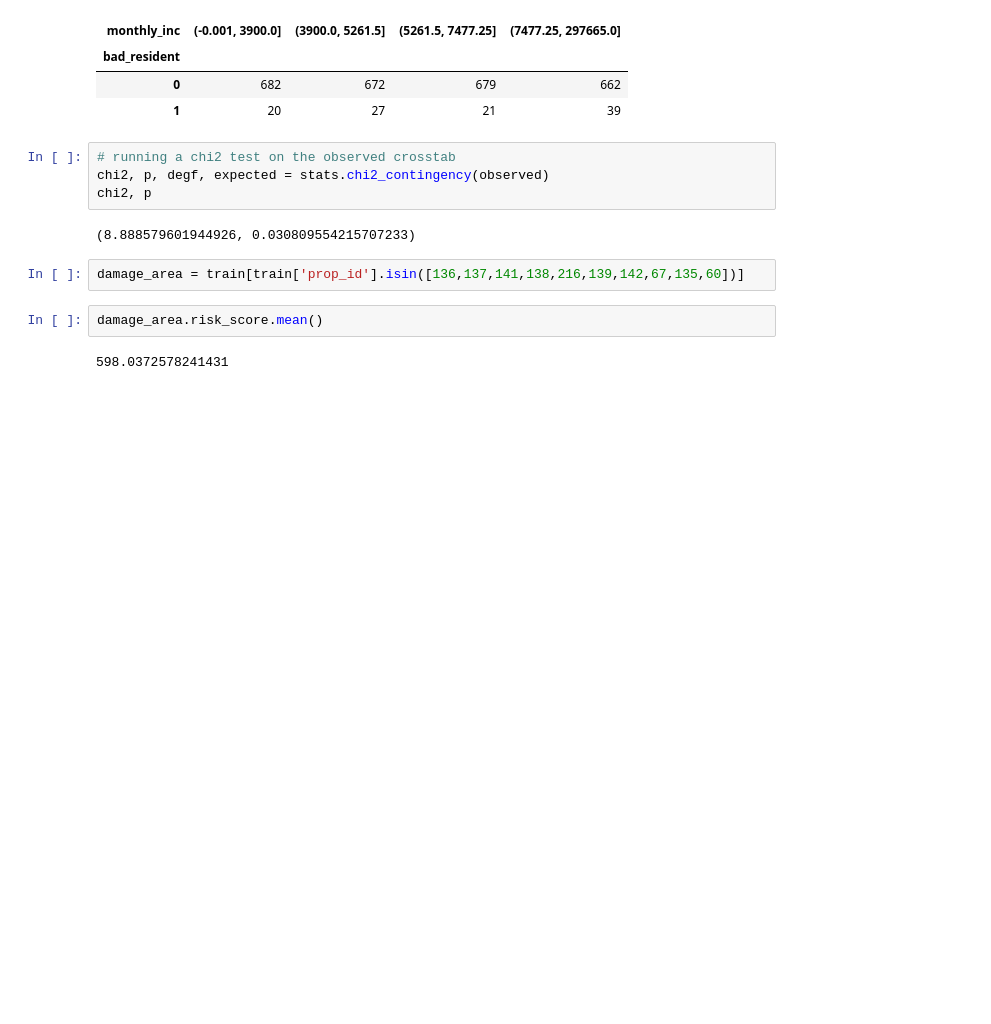
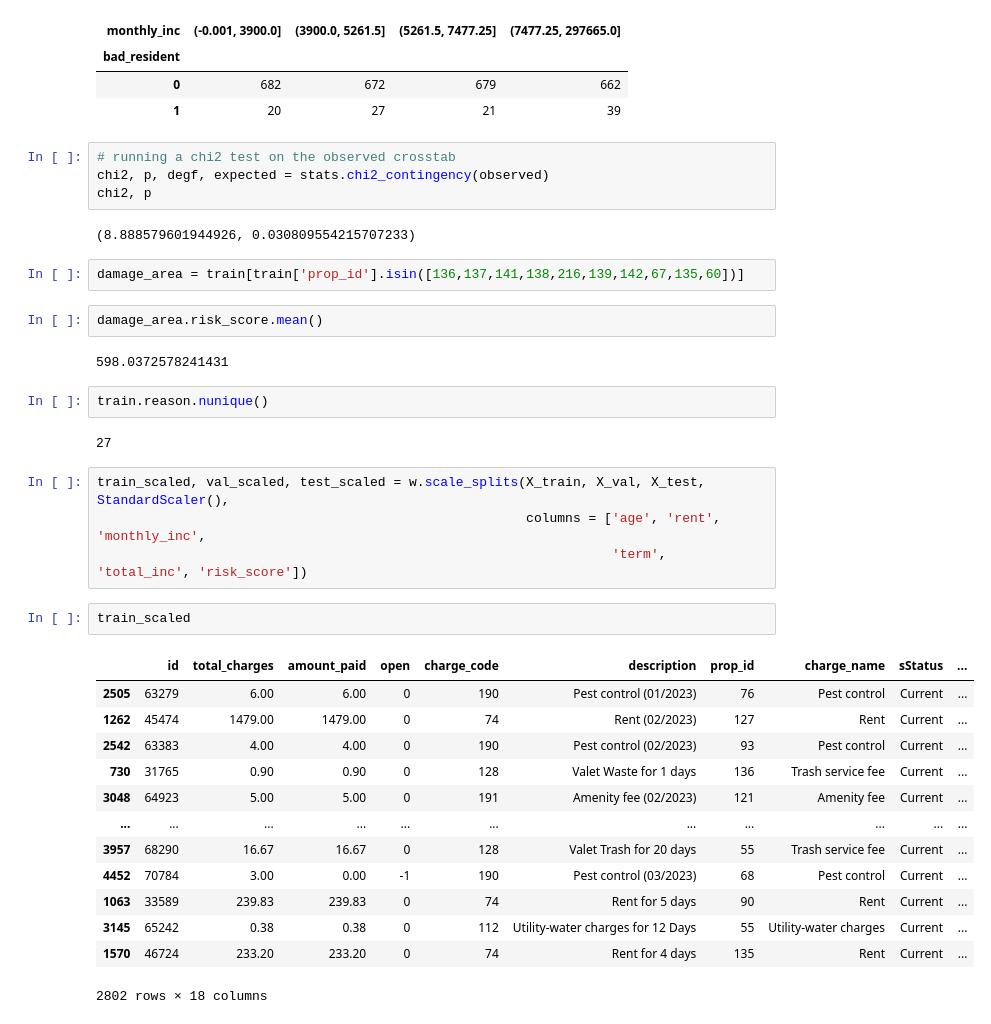
Before and after one commit to Project-DANE/DANE, a Jupyter notebook: andrew_explore.ipynb, the cells around one changed output. Cells and saved outputs as stored; diff of their text form; blank space fills up the shorter version.

```diff
--- a/andrew_explore.ipynb
+++ b/andrew_explore.ipynb
@@ -238,3 +238,27 @@ damage_area = train[train['prop_id'].isin([136,137,141,138,216,139,142,67,135,60
 damage_area.risk_score.mean()
 # %% [output]
 598.0372578241431
+# %%
+train.reason.nunique()
+# %% [output]
+27
+# %%
+train_scaled, val_scaled, test_scaled = w.scale_splits(X_train, X_val, X_test, StandardScaler(),
+                                                       columns = ['age', 'rent', 'monthly_inc',
+                                                                  'term', 'total_inc', 'risk_score'])
+# %%
+train_scaled
+# %% [output]
+|  | id | total_charges | amount_paid | open | charge_code | description | prop_id | charge_name | sStatus | ... |
+| 2505 | 63279 | 6.00 | 6.00 | 0 | 190 | Pest control (01/2023) | 76 | Pest control | Current | ... |
+| 1262 | 45474 | 1479.00 | 1479.00 | 0 | 74 | Rent (02/2023) | 127 | Rent | Current | ... |
+| 2542 | 63383 | 4.00 | 4.00 | 0 | 190 | Pest control (02/2023) | 93 | Pest control | Current | ... |
+| 730 | 31765 | 0.90 | 0.90 | 0 | 128 | Valet Waste for 1 days | 136 | Trash service fee | Current | ... |
+| 3048 | 64923 | 5.00 | 5.00 | 0 | 191 | Amenity fee (02/2023) | 121 | Amenity fee | Current | ... |
+| ... | ... | ... | ... | ... | ... | ... | ... | ... | ... | ... |
+| 3957 | 68290 | 16.67 | 16.67 | 0 | 128 | Valet Trash for 20 days | 55 | Trash service fee | Current | ... |
+| 4452 | 70784 | 3.00 | 0.00 | -1 | 190 | Pest control (03/2023) | 68 | Pest control | Current | ... |
+| 1063 | 33589 | 239.83 | 239.83 | 0 | 74 | Rent for 5 days | 90 | Rent | Current | ... |
+| 3145 | 65242 | 0.38 | 0.38 | 0 | 112 | Utility-water charges for 12 Days | 55 | Utility-water charges | Current | ... |
+| 1570 | 46724 | 233.20 | 233.20 | 0 | 74 | Rent for 4 days | 135 | Rent | Current | ... |
+2802 rows × 18 columns
```
Also changed, not shown: parts of 13 cells of this notebook.
